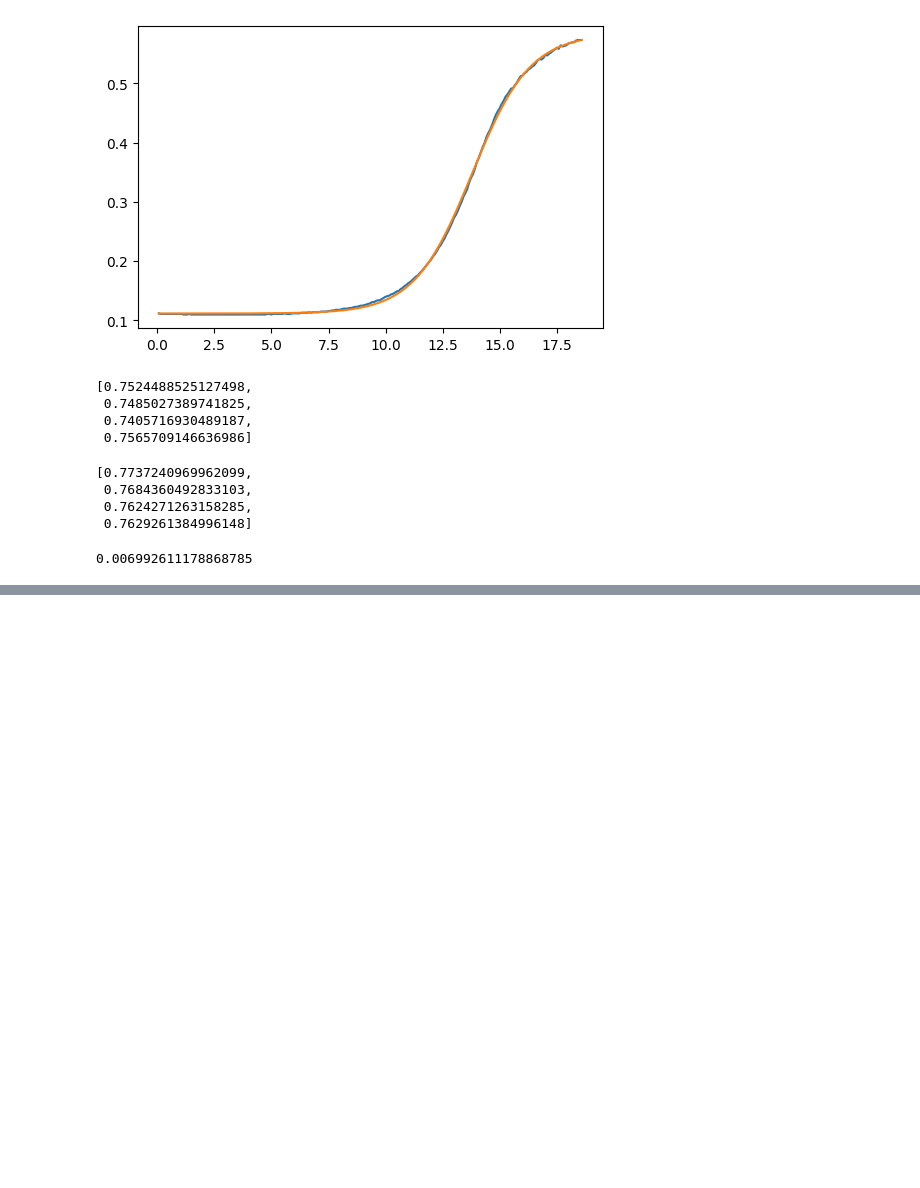
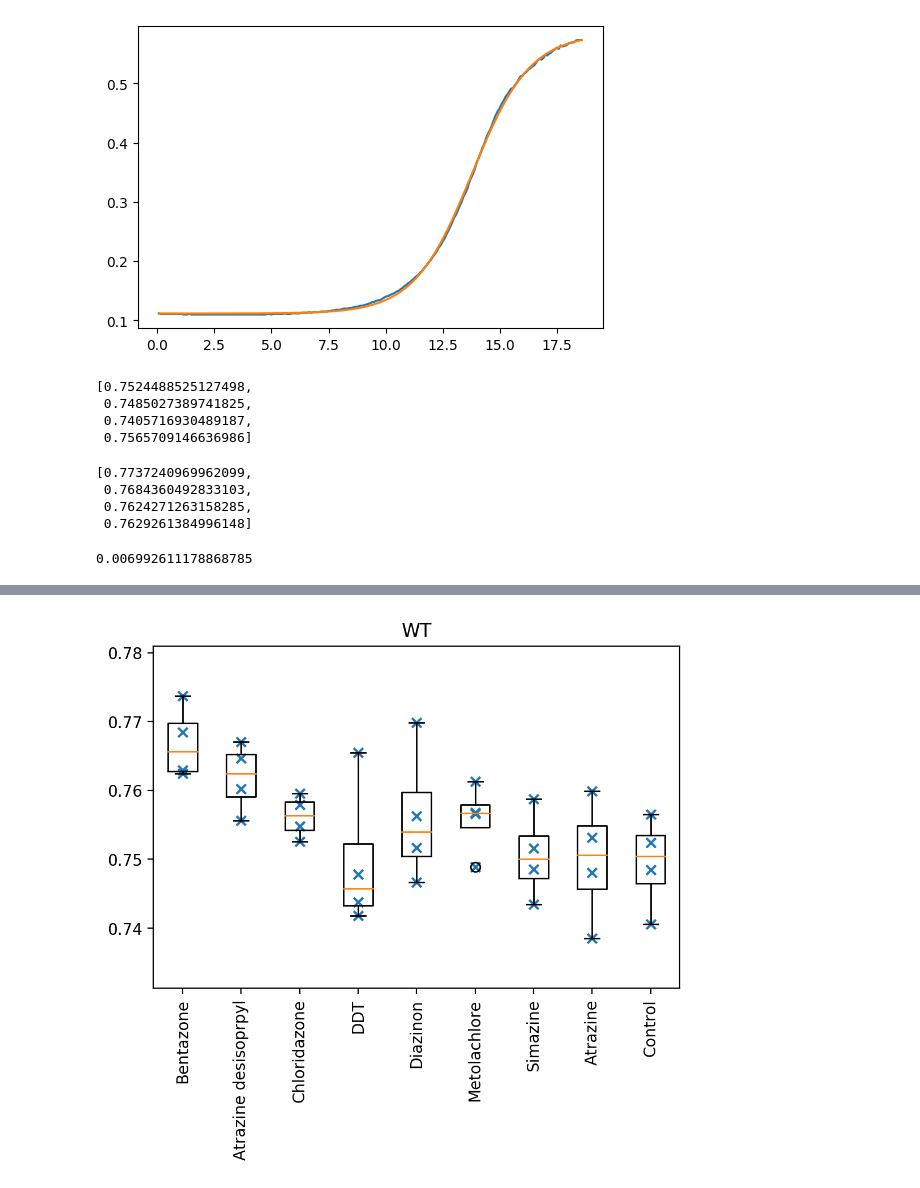
Before and after one commit to sspoerri/iGEM-EPFL-2020-Data_Analysis, a Jupyter notebook: notebooks/plate5.ipynb, the cells around one changed output, grey strips where cells are left out. Cells and saved outputs as stored; diff of their text form; code cells hidden in the pictures; blank space fills up the shorter version.

```diff
--- a/notebooks/plate5.ipynb
+++ b/notebooks/plate5.ipynb
@@ -433,0 +452,47 @@ plt.show()
+# %%
+import matplotlib as mpl
+mpl.rcParams['figure.dpi'] = 200
+import sys
+from scipy.optimize import curve_fit
+import string
+import matplotlib.pyplot as plt
+
+try: df
+except: sys.exit('Data not loaded!')
+pesticides = ['Bentazone','Atrazine desisoprpyl','Chloridazone','DDT','Diazinon','Metolachlore','Simazine','Atrazine','Control']
+alph = string.ascii_uppercase
+
+def logistic(x,x0,y0,k,L):
+    '''Logistic function'''
+    return L/(1+np.exp(-k*(x-x0))) + y0
+
+def get_fit(df,col,init_vals):
+    '''Fit the logistic model and get the best parameters'''
+    t = np.array(df.index)
+    od = np.array(df[col],dtype=float)
+    try:
+        best_vals, covar = curve_fit(logistic, t, od, p0=init_vals)
+        return best_vals
+    except RuntimeError:
+        return [0,0,0,0]
+
+def getK(i,l):
+    k = []
+    for j in range(4):
+        col = str(i+1)
+        row = alph[l+j]
+        fit = get_fit(df,(row+col),[13,0.3,0.7,0.8])
+        k.append(fit[2])
+    return k
+
+K = [getK(i,4) for i in range(len(pesticides))]
+x = [i//4+1 for i in range(len(pesticides)*4)]
+fig, ax = plt.subplots()
+plt.scatter(x,K,marker='x')
+plt.boxplot(K)
+ax.set_xticklabels(pesticides)
+plt.xticks(rotation=90)
+plt.title('WT')
+plt.show()
+# %% [output]
+[figure, added]
```
Also changed, not shown: parts of 5 cells of this notebook, 3 other files.
